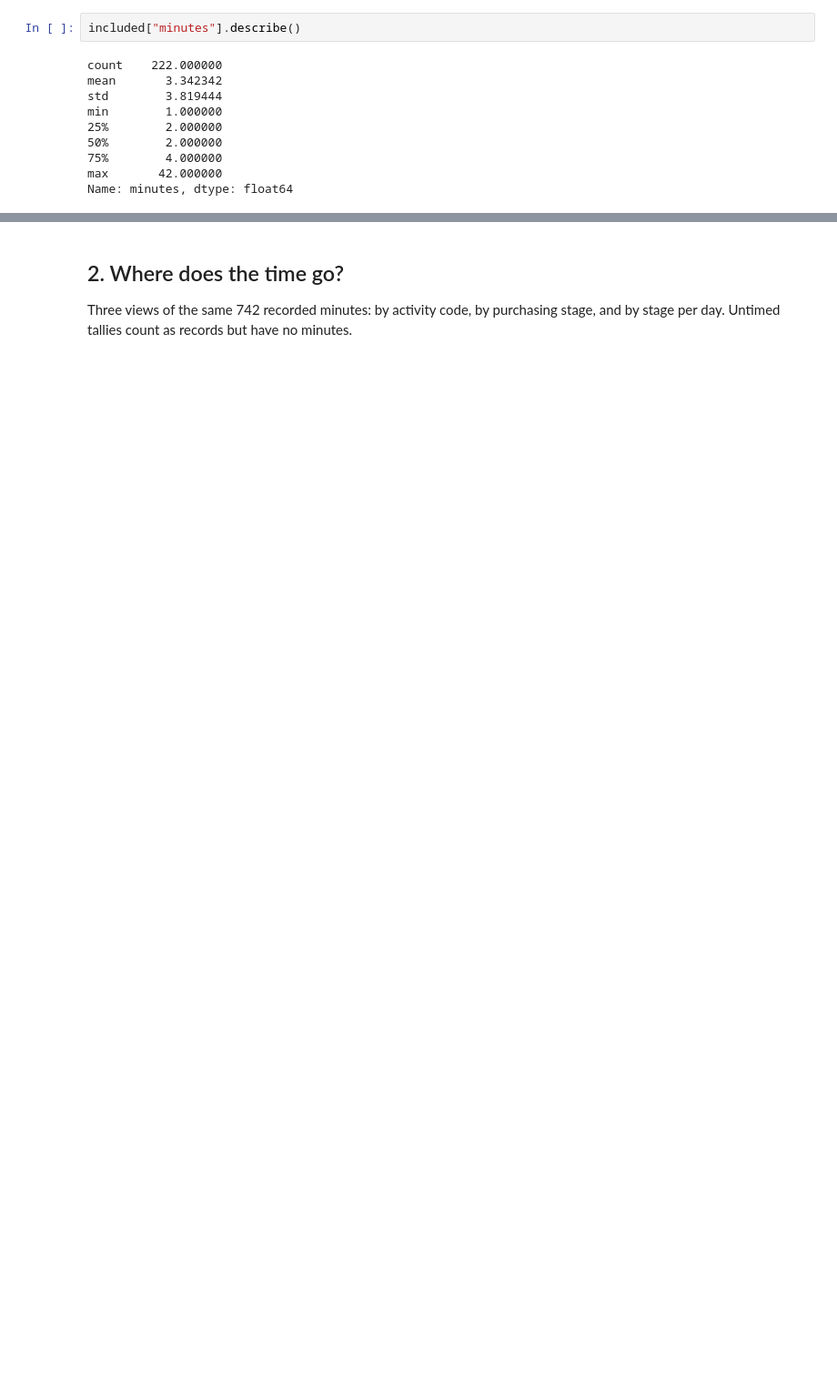
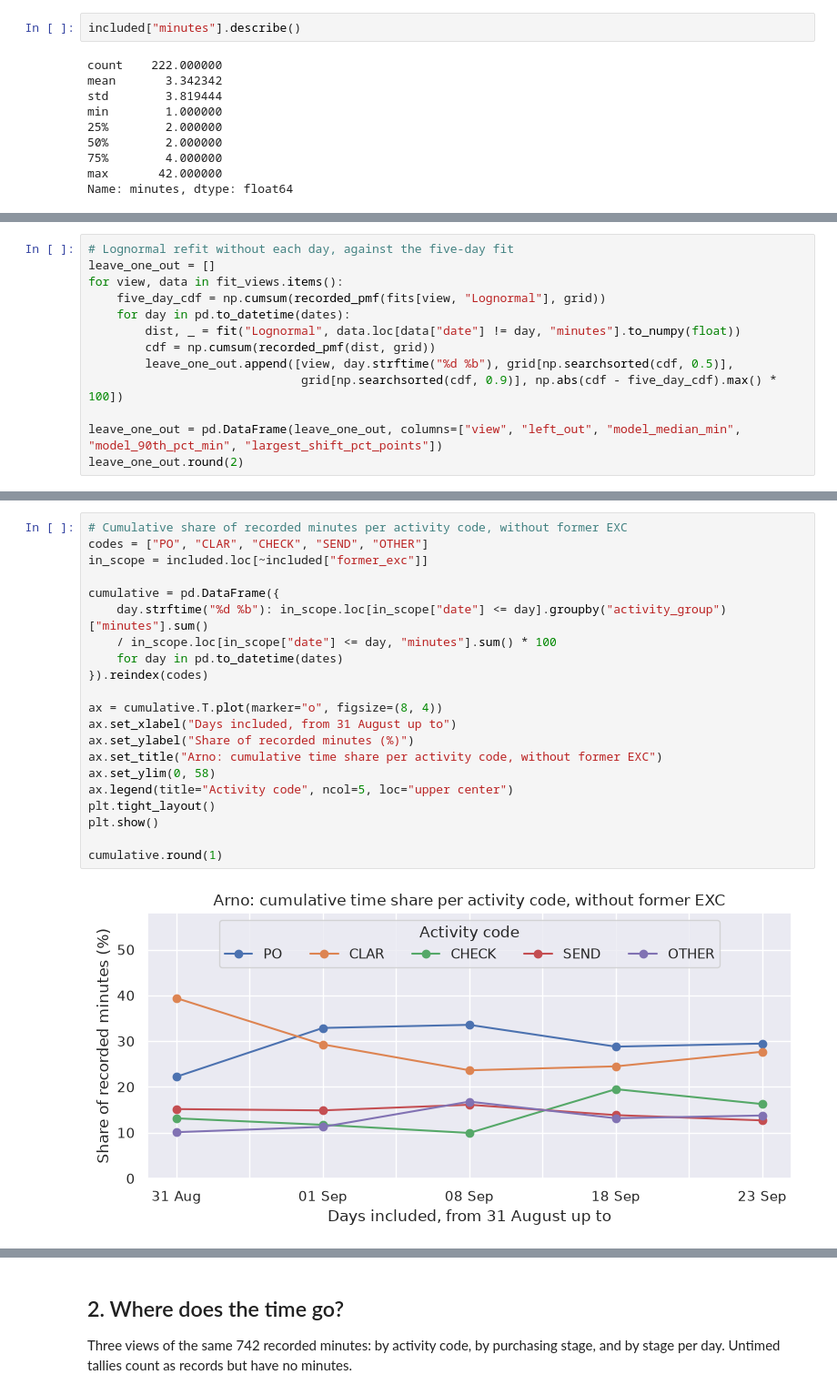
Before and after one commit to Luuuuuig/Bachelor-End-Project, a Jupyter notebook: Arno_Analysis_2026_10_02.ipynb, the cells around one changed output, grey strips where cells are left out. Shown at 91% size. Saved outputs shown, nothing was run; the diff lists cells and outputs as text; blank space fills up the shorter version.

```diff
--- a/Arno_Analysis_2026_10_02.ipynb
+++ b/Arno_Analysis_2026_10_02.ipynb
@@ -636,0 +413,13 @@ new_kinds_excl_former_exc: days 1–3 as base, 4–5 as run: 4 new of 25 (16%);
+# %%
+# Lognormal refit without each day, against the five-day fit
+leave_one_out = []
+for view, data in fit_views.items():
+    five_day_cdf = np.cumsum(recorded_pmf(fits[view, "Lognormal"], grid))
+    for day in pd.to_datetime(dates):
+        dist, _ = fit("Lognormal", data.loc[data["date"] != day, "minutes"].to_numpy(float))
+        cdf = np.cumsum(recorded_pmf(dist, grid))
+        leave_one_out.append([view, day.strftime("%d %b"), grid[np.searchsorted(cdf, 0.5)],
+                              grid[np.searchsorted(cdf, 0.9)], np.abs(cdf - five_day_cdf).max() * 100])
+
+leave_one_out = pd.DataFrame(leave_one_out, columns=["view", "left_out", "model_median_min", "model_90th_pct_min", "largest_shift_pct_points"])
+leave_one_out.round(2)
@@ -636,0 +442,23 @@ new_kinds_excl_former_exc: days 1–3 as base, 4–5 as run: 4 new of 25 (16%);
+# %%
+# Cumulative share of recorded minutes per activity code, without former EXC
+codes = ["PO", "CLAR", "CHECK", "SEND", "OTHER"]
+in_scope = included.loc[~included["former_exc"]]
+
+cumulative = pd.DataFrame({
+    day.strftime("%d %b"): in_scope.loc[in_scope["date"] <= day].groupby("activity_group")["minutes"].sum()
+    / in_scope.loc[in_scope["date"] <= day, "minutes"].sum() * 100
+    for day in pd.to_datetime(dates)
+}).reindex(codes)
+
+ax = cumulative.T.plot(marker="o", figsize=(8, 4))
+ax.set_xlabel("Days included, from 31 August up to")
+ax.set_ylabel("Share of recorded minutes (%)")
+ax.set_title("Arno: cumulative time share per activity code, without former EXC")
+ax.set_ylim(0, 58)
+ax.legend(title="Activity code", ncol=5, loc="upper center")
+plt.tight_layout()
+plt.show()
+
+cumulative.round(1)
+# %% [output]
+[figure, added]
```
Also changed, not shown: parts of 201 cells of this notebook.
